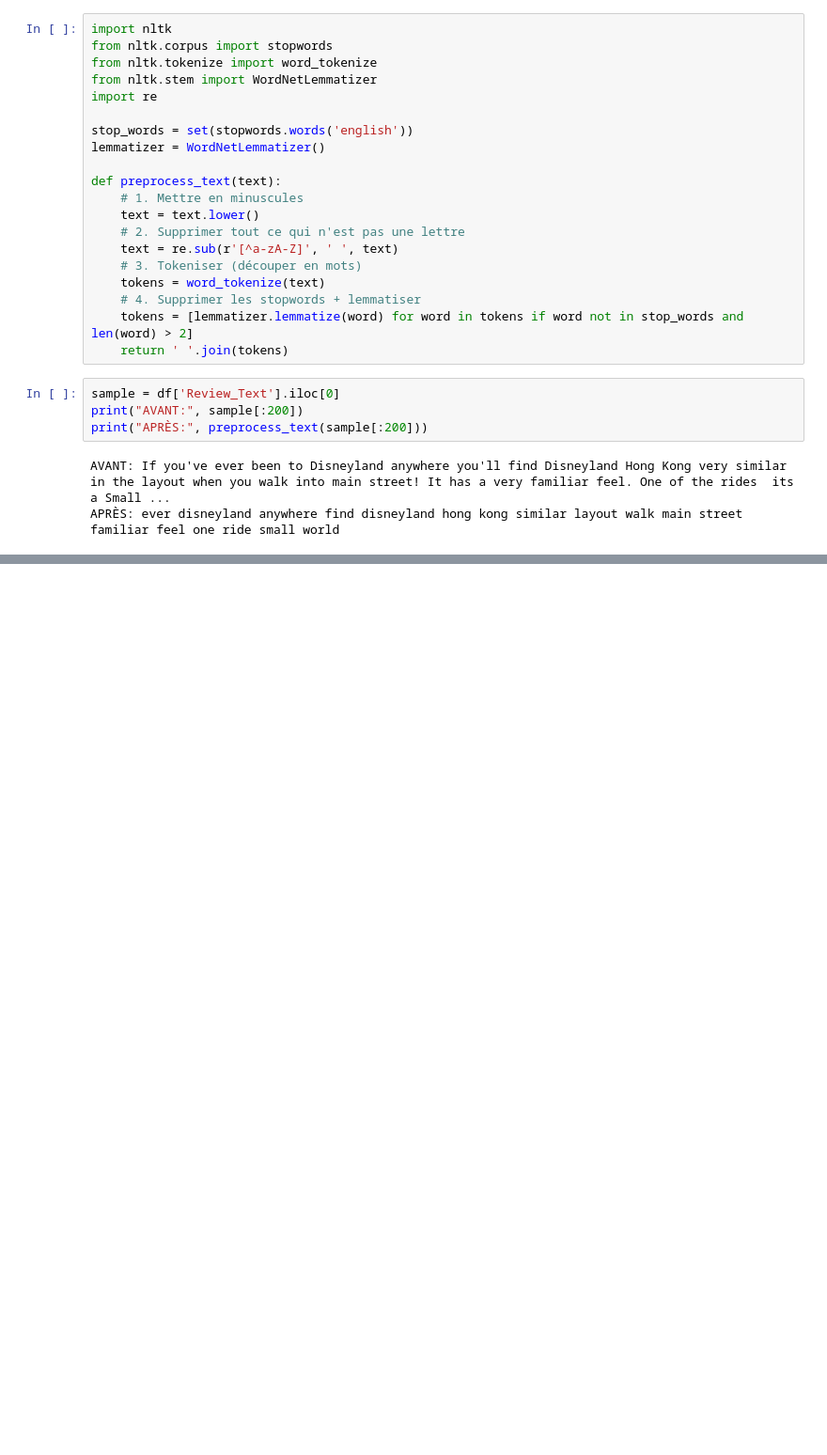
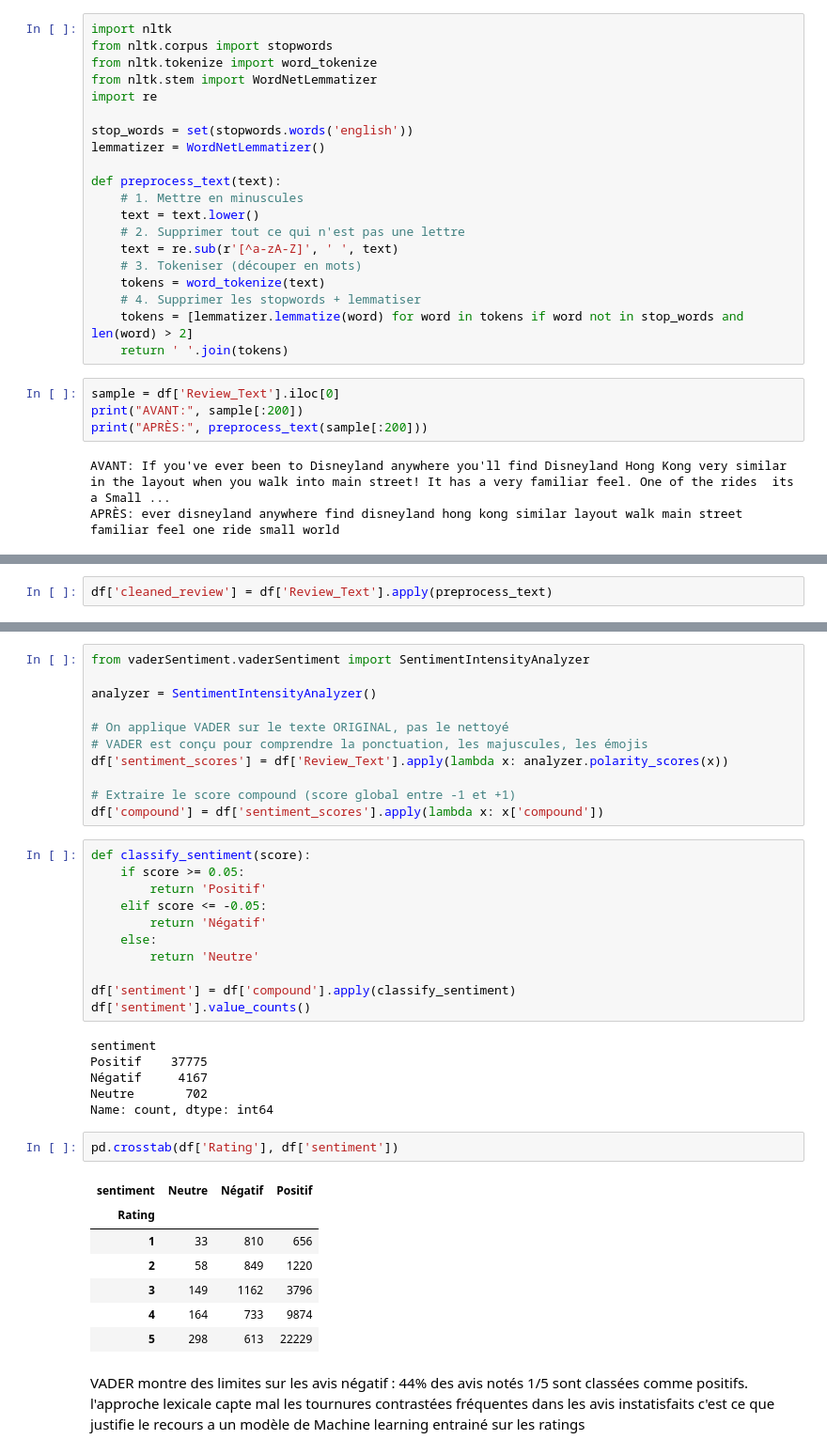
Before and after one commit to AlexisSTH/Disneyland-sentiment-analyse, a Jupyter notebook: notebooks/analyse.ipynb, the cells around one changed output, grey strips where cells are left out. Shown at 94% size. Cells and saved outputs as stored; diff of their text form; blank space fills up the shorter version.

Commit message:
Utilisation de VADER

```diff
--- a/notebooks/analyse.ipynb
+++ b/notebooks/analyse.ipynb
@@ -173,0 +176,2 @@ APRÈS: ever disneyland anywhere find disneyland hong kong similar layout walk m
+# %%
+df['cleaned_review'] = df['Review_Text'].apply(preprocess_text)
@@ -173,0 +187,40 @@ APRÈS: ever disneyland anywhere find disneyland hong kong similar layout walk m
+# %%
+from vaderSentiment.vaderSentiment import SentimentIntensityAnalyzer
+
+analyzer = SentimentIntensityAnalyzer()
+
+# On applique VADER sur le texte ORIGINAL, pas le nettoyé
+# VADER est conçu pour comprendre la ponctuation, les majuscules, les émojis
+df['sentiment_scores'] = df['Review_Text'].apply(lambda x: analyzer.polarity_scores(x))
+
+# Extraire le score compound (score global entre -1 et +1)
+df['compound'] = df['sentiment_scores'].apply(lambda x: x['compound'])
+# %%
+def classify_sentiment(score):
+    if score >= 0.05:
+        return 'Positif'
+    elif score <= -0.05:
+        return 'Négatif'
+    else:
+        return 'Neutre'
+
+df['sentiment'] = df['compound'].apply(classify_sentiment)
+df['sentiment'].value_counts()
+# %% [output]
+sentiment
+Positif    37775
+Négatif     4167
+Neutre       702
+Name: count, dtype: int64
+# %%
+pd.crosstab(df['Rating'], df['sentiment'])
+# %% [output]
+| sentiment | Neutre | Négatif | Positif |
+| Rating |  |  |  |
+| 1 | 33 | 810 | 656 |
+| 2 | 58 | 849 | 1220 |
+| 3 | 149 | 1162 | 3796 |
+| 4 | 164 | 733 | 9874 |
+| 5 | 298 | 613 | 22229 |
+# %% [markdown]
+VADER montre des limites sur les avis négatif : 44% des avis notés 1/5 sont classées comme positifs. l'approche lexicale capte mal les tournures contrastées fréquentes dans les avis instatisfaits c'est ce que justifie le recours a un modèle de Machine learning entrainé sur les ratings
```
Also changed, not shown: parts of 3 cells of this notebook.
